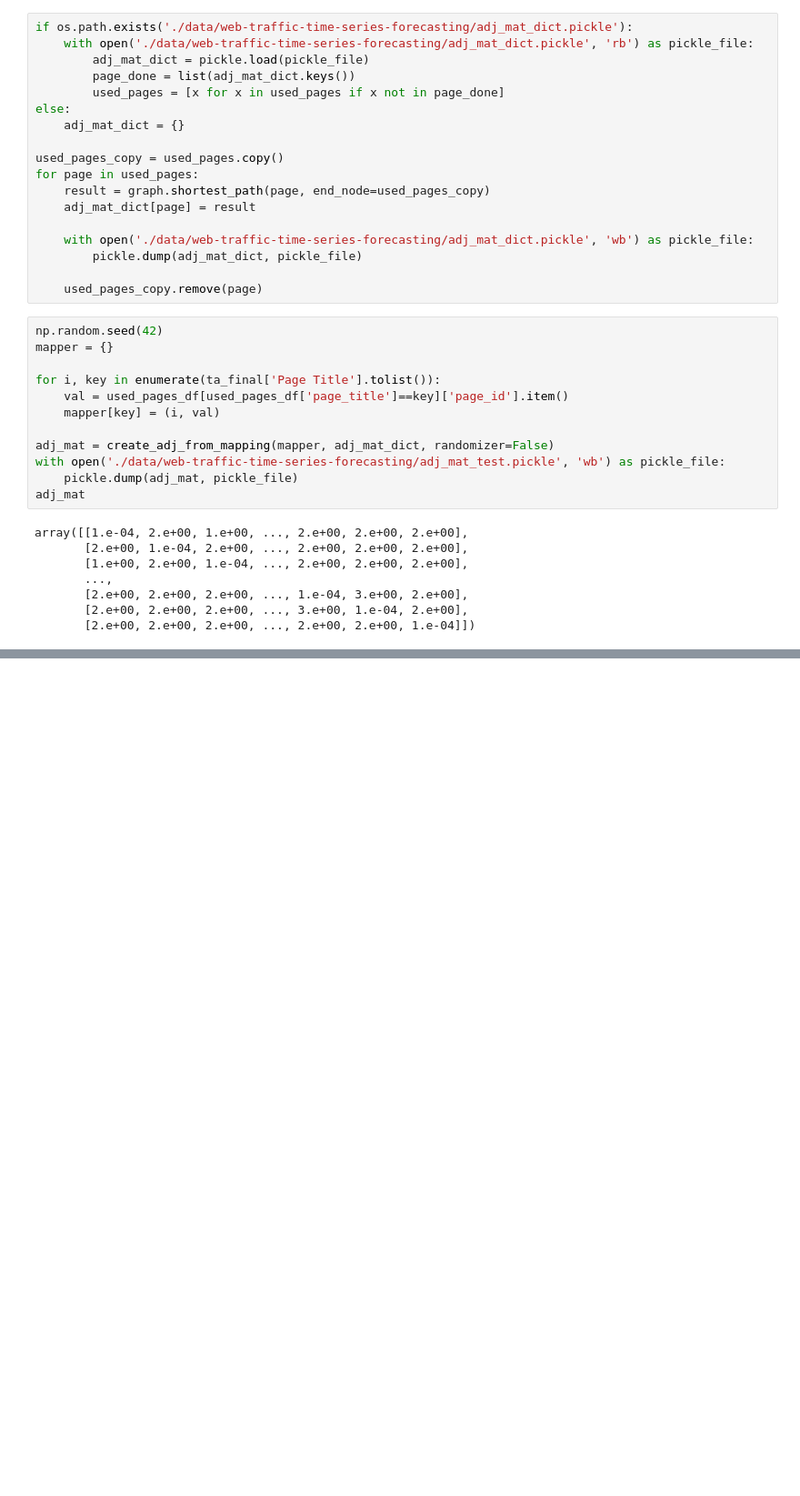
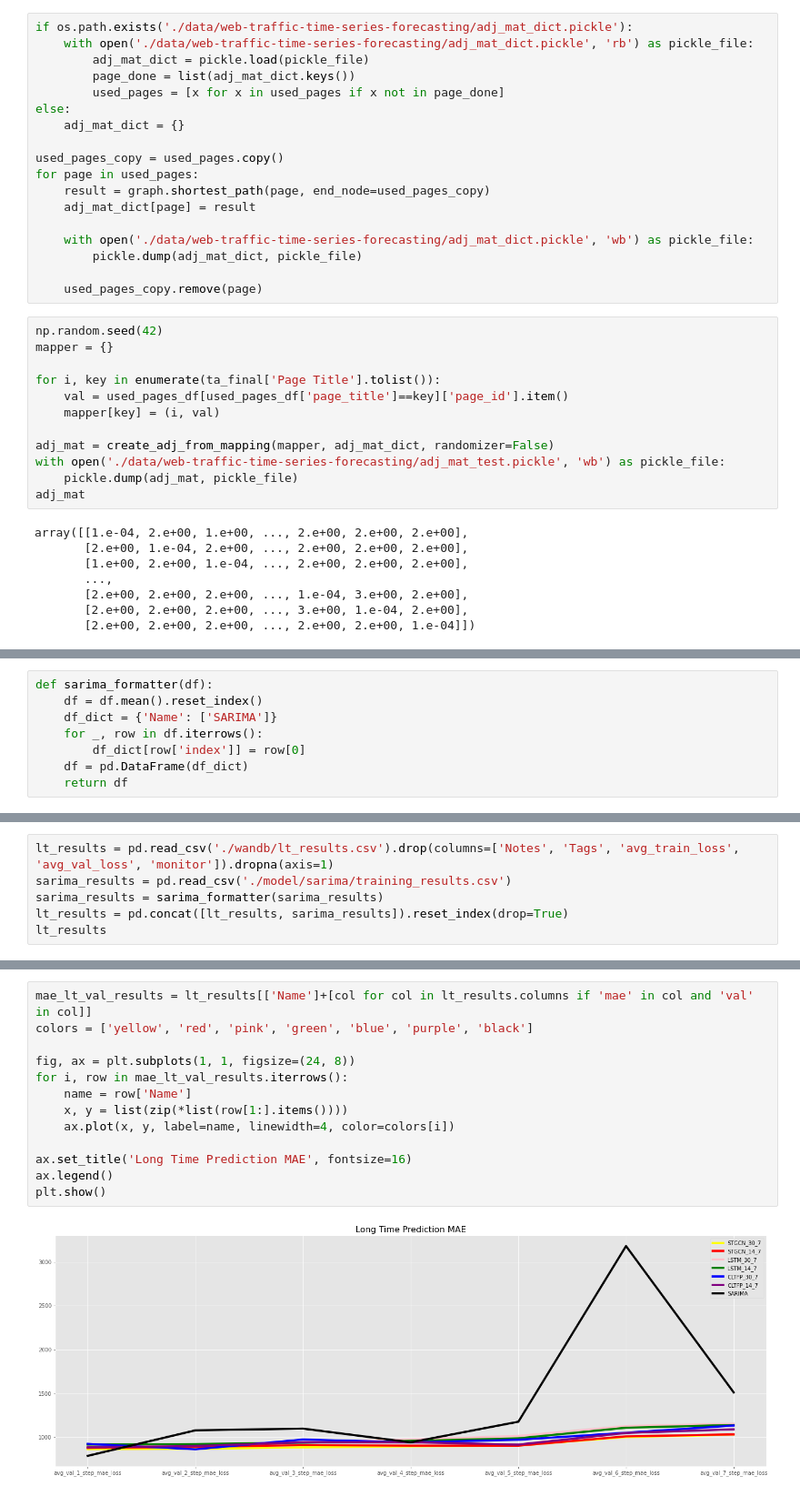
Before and after one commit to MikhaelBelmiro/Final-Project, a Jupyter notebook: exploration/exploration.ipynb, the cells around one changed output, grey strips where cells are left out. Shown at 91% size. Drawn from its saved outputs; the diff is of its cells as text; blank space fills up the shorter version.

```diff
--- a/exploration/exploration.ipynb
+++ b/exploration/exploration.ipynb
@@ -374,0 +393,8 @@ array([[1.e-04, 2.e+00, 1.e+00, ..., 2.e+00, 2.e+00, 2.e+00],
+# %%
+def sarima_formatter(df):
+    df = df.mean().reset_index()
+    df_dict = {'Name': ['SARIMA']}
+    for _, row in df.iterrows():
+        df_dict[row['index']] = row[0]
+    df = pd.DataFrame(df_dict)
+    return df
@@ -374,0 +454,6 @@ array([[1.e-04, 2.e+00, 1.e+00, ..., 2.e+00, 2.e+00, 2.e+00],
+# %%
+lt_results = pd.read_csv('./wandb/lt_results.csv').drop(columns=['Notes', 'Tags', 'avg_train_loss', 'avg_val_loss', 'monitor']).dropna(axis=1)
+sarima_results = pd.read_csv('./model/sarima/training_results.csv')
+sarima_results = sarima_formatter(sarima_results)
+lt_results = pd.concat([lt_results, sarima_results]).reset_index(drop=True)
+lt_results
@@ -374,0 +470,15 @@ array([[1.e-04, 2.e+00, 1.e+00, ..., 2.e+00, 2.e+00, 2.e+00],
+# %%
+mae_lt_val_results = lt_results[['Name']+[col for col in lt_results.columns if 'mae' in col and 'val' in col]]
+colors = ['yellow', 'red', 'pink', 'green', 'blue', 'purple', 'black']
+
+fig, ax = plt.subplots(1, 1, figsize=(24, 8))
+for i, row in mae_lt_val_results.iterrows():
+    name = row['Name']
+    x, y = list(zip(*list(row[1:].items())))
+    ax.plot(x, y, label=name, linewidth=4, color=colors[i])
+
+ax.set_title('Long Time Prediction MAE', fontsize=16)
+ax.legend()
+plt.show()
+# %% [output]
+[figure, added]
```
Also changed, not shown: parts of 33 cells of this notebook, 18 other files.
